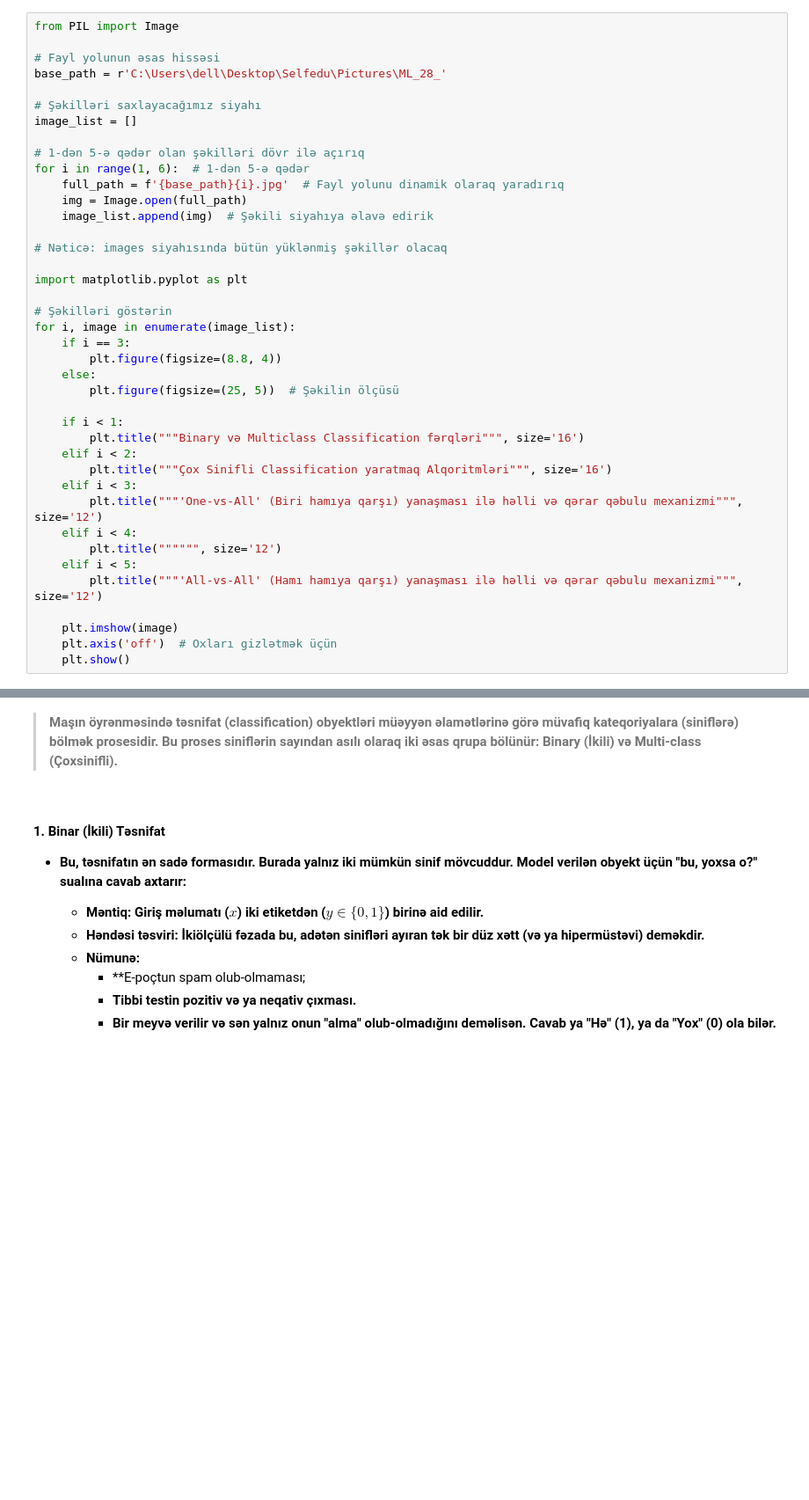
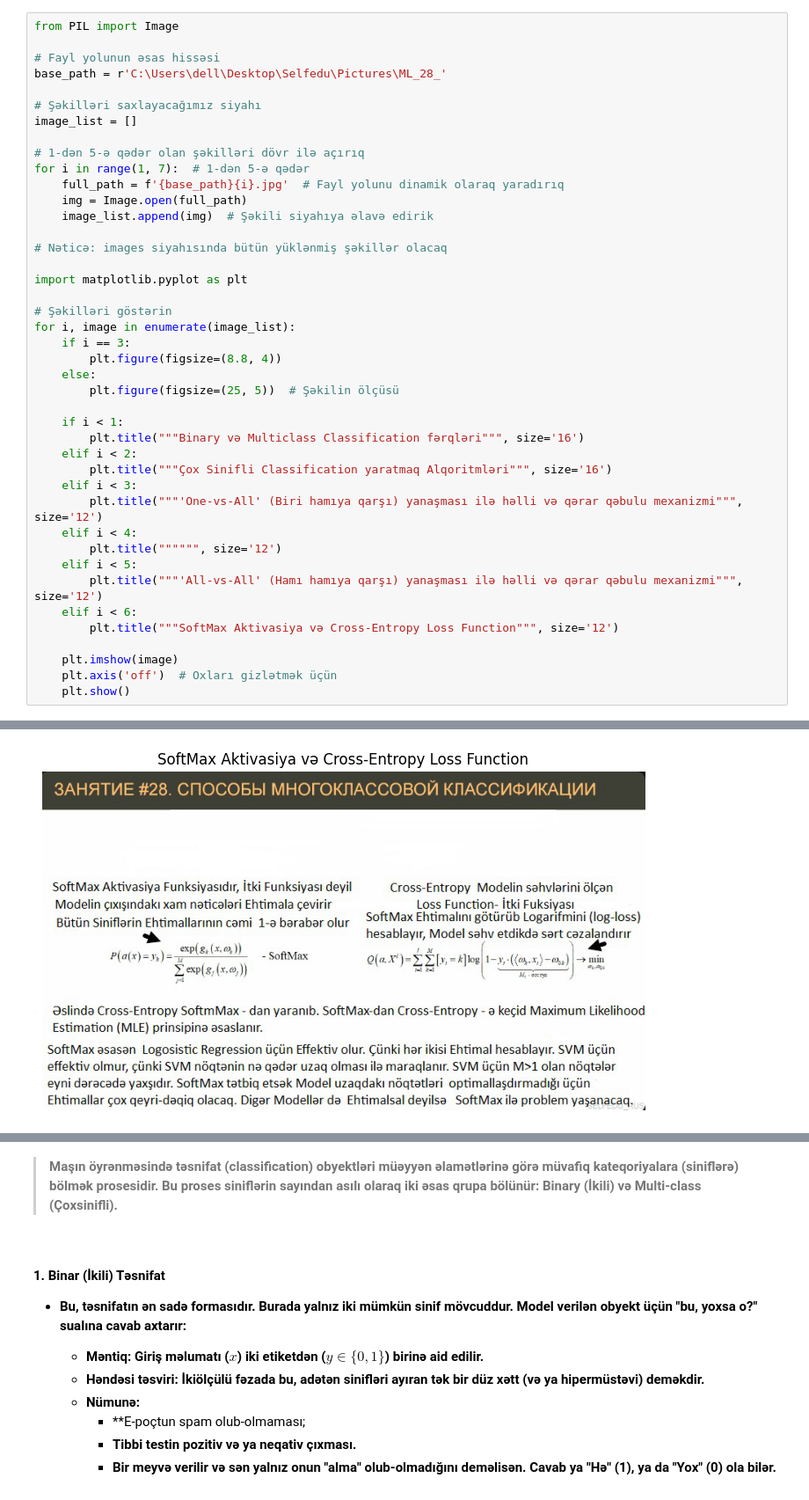
Before and after one commit to idrakseyfullayev/Selfedu_Machine_Learning, a Jupyter notebook: ML__28_.ipynb, the cells around one changed output, grey strips where cells are left out. Shown at 88% size. Saved outputs shown, nothing was run; the diff lists cells and outputs as text; blank space fills up the shorter version.

```diff
--- a/ML__28_.ipynb
+++ b/ML__28_.ipynb
@@ -10,7 +10,7 @@ base_path = r'C:\Users\dell\Desktop\Selfedu\Pictures\ML_28_'
 image_list = []
 
 # 1-dən 5-ə qədər olan şəkilləri dövr ilə açırıq
-for i in range(1, 6):  # 1-dən 5-ə qədər
+for i in range(1, 7):  # 1-dən 5-ə qədər
     full_path = f'{base_path}{i}.jpg'  # Fayl yolunu dinamik olaraq yaradırıq
     img = Image.open(full_path)
     image_list.append(img)  # Şəkili siyahıya əlavə edirik
@@ -19,31 +19,34 @@ for i in range(1, 6):  # 1-dən 5-ə qədər
 
 import matplotlib.pyplot as plt
 
 # Şəkilləri göstərin
 for i, image in enumerate(image_list):
     if i == 3:
         plt.figure(figsize=(8.8, 4))
     else:
         plt.figure(figsize=(25, 5))  # Şəkilin ölçüsü
 
     if i < 1:
         plt.title("""Binary və Multiclass Classification fərqləri""", size='16')
     elif i < 2:
         plt.title("""Çox Sinifli Classification yaratmaq Alqoritmləri""", size='16')
     elif i < 3:
         plt.title("""'One-vs-All' (Biri hamıya qarşı) yanaşması ilə həlli və qərar qəbulu mexanizmi""", size='12')
     elif i < 4:
         plt.title("""""", size='12')
     elif i < 5:
         plt.title("""'All-vs-All' (Hamı hamıya qarşı) yanaşması ilə həlli və qərar qəbulu mexanizmi""", size='12')
+    elif i < 6:
+        plt.title("""SoftMax Aktivasiya və Cross-Entropy Loss Function""", size='12')
 
     plt.imshow(image)
     plt.axis('off')  # Oxları gizlətmək üçün
     plt.show()
 # %% [output]
 [figure]
 [figure]
 [figure]
 [figure]
 [figure]
+[figure, added]
 # %% [markdown]
```
Also changed, not shown: parts of 13 cells of this notebook.
